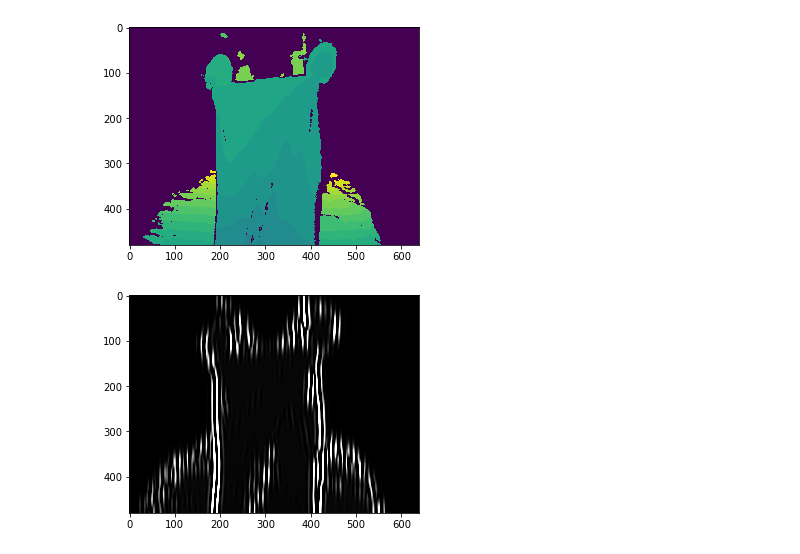
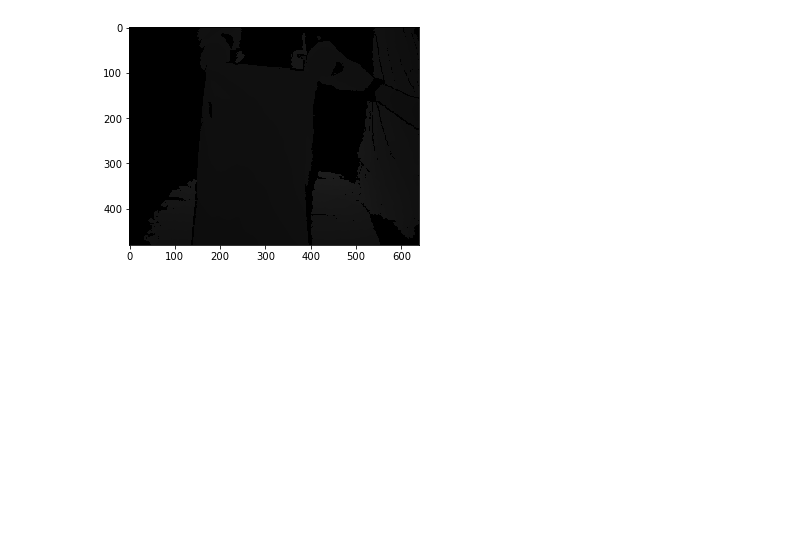
Before and after one commit to rmqlife/deformable, a Jupyter notebook: depth_feature.ipynb, the cells around one changed output. Drawn from its saved outputs; the diff is of its cells as text; code cells hidden in the pictures; blank space fills up the shorter version.

```diff
--- a/depth_feature.ipynb
+++ b/depth_feature.ipynb
@@ -10,8 +10,10 @@ def get_filelist(home_dir):
     filelist = sorted(filelist)
     return filelist
 
-depthlist = get_filelist('cloth/depth')
-rgblist = get_filelist('cloth/rgb')
+
+
+depthlist = get_filelist('cloth2/right/depth')
+rgblist = get_filelist('cloth2/right/rgb')
 # %%
 import cv2
 import matplotlib.pyplot as plt
@@ -37,11 +31,11 @@ plt.show()
 i = 1
 def get_fg(img):
     markers = np.uint8(np.zeros((480,640)))
-    markers[420:, 280:360] =1
+    markers[420:, 300:360] =1
     # set background as 2
     markers[:,0:20] = 2
     markers[:,-20:] = 2
-    markers[0:20,:] = 2
+    #markers[0:20,:] = 2
     markers_rgb = markers.astype(np.int32)
     markers_rgb = cv2.watershed(img,markers_rgb)
     fg = np.uint8(markers_rgb == 1)
@@ -54,14 +48,13 @@ def shrink(fg):
     shrink_fg = cv2.erode(fg, mk(15), iterations = 2)
     return shrink_fg
 
-for i in range(0,len(depthlist),200):
-    depth = cv2.imread(depthlist[i])
+for i in range(0,len(depthlist),100):
+    depth = cv2.imread(depthlist[i],cv2.)
     plt.imshow(depth), plt.show()
     rgb = cv2.imread(rgblist[i])
     fg = get_fg(rgb)
     #fg = shrink(fg)
-    gray = cv2.cvtColor(depth,cv2.COLOR_BGR2GRAY)
-    gray = cv2.bitwise_and(gray,gray,mask = fg)
+    gray = cv2.bitwise_and(depth,depth,mask = fg)
     plt.imshow(gray)
     plt.show()
 # %% [output]
@@ -81,60 +74,59 @@ for i in range(0,len(depthlist),200):
 # %%
 def gabor_feat(img, num_theta = 4, show_fg=False,show_step=False):
     img = cv2.cvtColor(img,cv2.COLOR_BGR2RGB)
     fg = get_fg(img)
     shrink_fg = cv2.erode(fg, mk(15), iterations = 2)
 
     gray = cv2.cvtColor(img, cv2.COLOR_BGR2GRAY)
     gray = cv2.bitwise_and(gray, gray, mask = fg)
     if show_fg:
         plt.imshow(gray,cmap='gray')
         plt.show()
 
     ks = 101 # kernel size
-    thresh = 200
+    avg = np.zeros(gray.shape)
+    count = 0
 
-    avg = np.zeros(gray.shape, dtype=bool)
-    count = 0
+    rows, cols = gray.shape
+    grid = 80
 
     hist = []
     for i in range(num_theta):
         g_kernel1 = cv2.getGaborKernel((ks, ks), sigma = 6.0, theta = i*np.pi/num_theta, lambd = 10.0, gamma=0.5, psi=0, ktype=cv2.CV_32F)
         filtered = cv2.filter2D(gray, cv2.CV_8UC3, g_kernel1)
-        count = count+1
 
-        filtered = np.array(filtered>thresh, dtype=bool)
-        filtered = filtered & shrink_fg
-        avg = avg | filtered
-        hist.append(np.sum(filtered>0))
+        for col in np.arange(0, cols, grid):
+            for row in np.arange(0, rows, grid):
+                block = filtered[row:row+grid,col:col+grid]
+                val =  np.sum(block)
+                hist.append(val)
+
+
+        avg = avg + filtered
         if show_step:
             plt.imshow(filtered)
             plt.show()
 
+    avg = avg/num_theta
     return avg, hist
 
-i = 1
+def grid_feat(img):
+    hist = []
+    gray = cv2.cvtColor(img, cv2.COLOR_BGR2GRAY)
+    rows, cols = gray.shape
+    grid = 20
+    for col in np.arange(0, cols, grid):
+        for row in np.arange(0, rows, grid):
+            block = gray[row:row+grid,col:col+grid]
+            val =  np.sum(block)
+            hist.append(val)
+    return hist
+
+
+i = 900
 depth = cv2.imread(depthlist[i])
-rgb = cv2.imread(rgblist[i])
-gray = cv2.cvtColor(depth,cv2.COLOR_BGR2GRAY)
-plt.imshow(gray),plt.show()
-
-img = gray.copy()
-# sobelx = cv2.Sobel(img,cv2.CV_64F,1,0,ksize=5)
-# sobely = cv2.Sobel(img,cv2.CV_64F,0,1,ksize=5)
-# laplacian = cv2.Laplacian(img,cv2.CV_64F)
-kernel = np.ones((5,5),np.float32)/25
-ret = cv2.filter2D(img,-1,kernel)
-
-ks = 200
-num_theta = 4
-
-for i in range(num_theta):
-    g_kernel1 = cv2.getGaborKernel((ks, ks), sigma = 6.0, theta = i*np.pi/num_theta, lambd = 10.0, gamma=0.5, psi=0, ktype=cv2.CV_32F)
-    filtered = cv2.filter2D(gray, cv2.CV_8UC3, g_kernel1)
-    plt.imshow(filtered, cmap = 'gray'), plt.show()
-
-gabor,_ = gabor_feat(rgb)
-plt.imshow(gabor, cmap='gray'), plt.show()
+plt.imshow(depth),plt.show()
+hist = grid_feat(depth)
+print len(hist),hist, 480*640/40/40
 # %% [output]
-[figure, old version]
+[figure, new version]
-[figure, removed]
```
Also changed, not shown: parts of 4 cells of this notebook, 1 other file.
